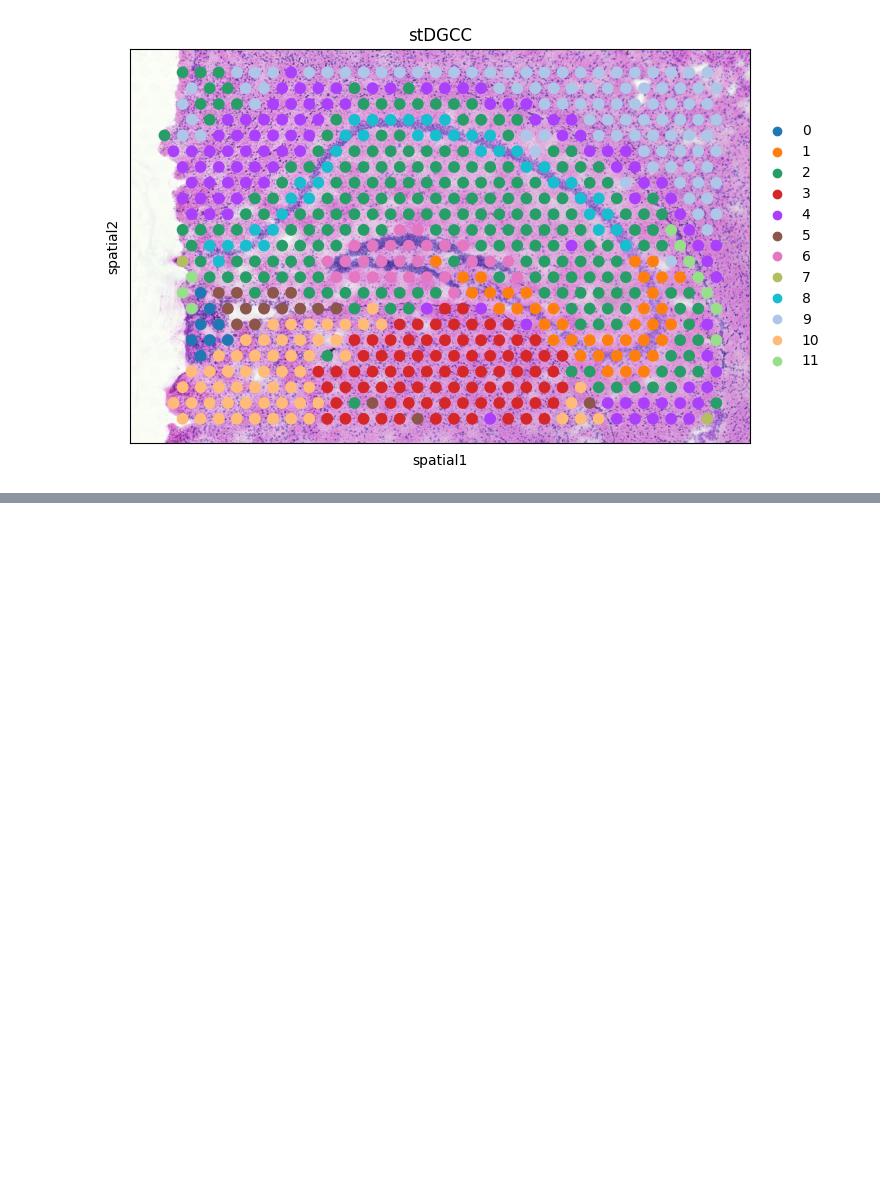
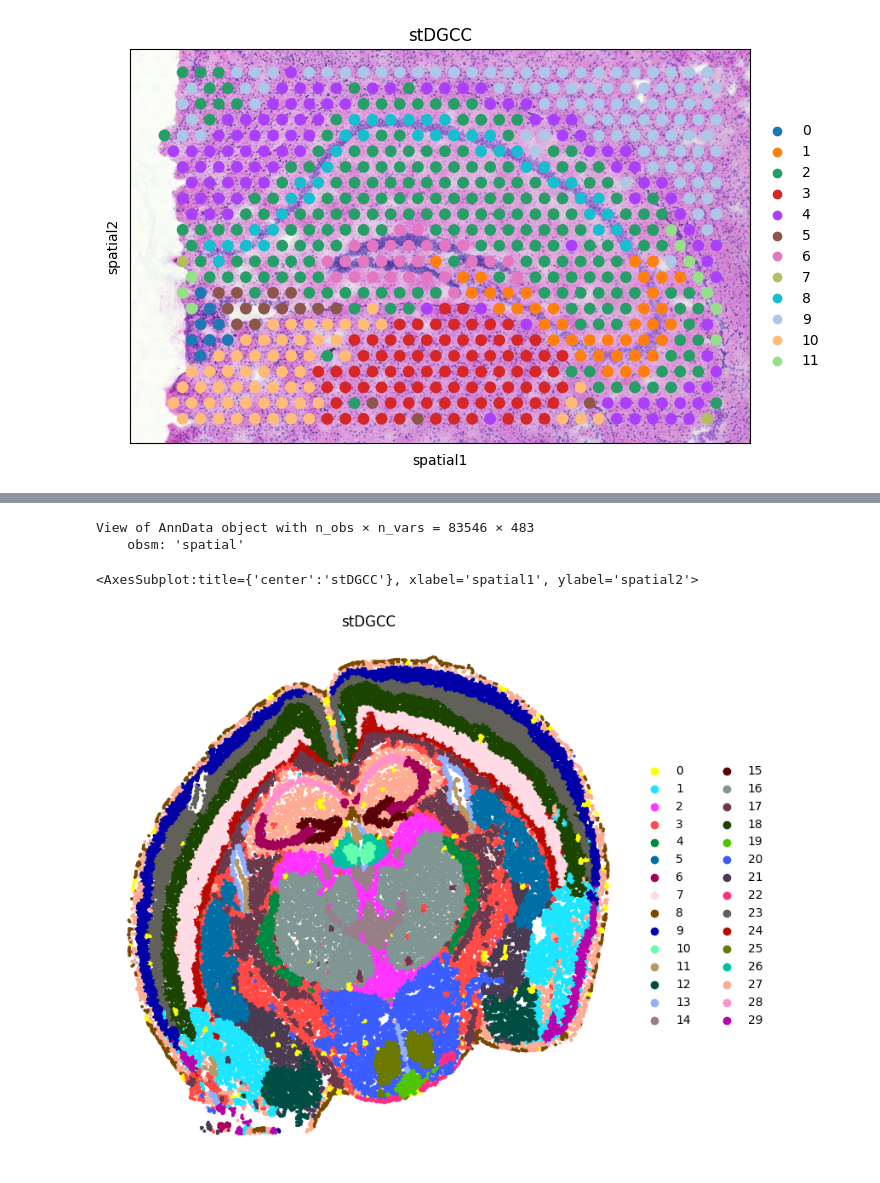
Before and after one commit to TimE9527/stDGCC, a Jupyter notebook: ARI&NMI.ipynb, the cells around one changed output, grey strips where cells are left out. Cells and saved outputs as stored; diff of their text form; code cells hidden in the pictures; blank space fills up the shorter version.

```diff
--- a/ARI&NMI.ipynb
+++ b/ARI&NMI.ipynb
@@ -106,0 +192,25 @@ sc.pl.spatial(adata, color = 'stDGCC',img_key="hires")
+# %%
+# Vizgen MERFISH mouse brain dataset
+import pandas as pd
+countMat = pd.read_csv("dataset/MERFISH2/datasets_mouse_brain_map_BrainReceptorShowcase_Slice2_Replicate1_cell_by_gene_S2R1.csv", index_col=0)
+metadata = pd.read_csv("dataset/MERFISH2/datasets_mouse_brain_map_BrainReceptorShowcase_Slice2_Replicate1_cell_metadata_S2R1.csv", index_col=0)
+location = metadata.loc[countMat.index.tolist()][['center_x','center_y']]
+import anndata as ad
+adata = ad.AnnData(countMat)
+adata.obsm['spatial'] = location.to_numpy()
+adata.obsm['spatial'] = -adata.obsm['spatial']
+adata = adata[:,0:483]
+adata
+# %% [output]
+View of AnnData object with n_obs × n_vars = 83546 × 483
+    obsm: 'spatial'
+# %%
+cluster = np.loadtxt("result/MERFISH2/lambdaI0.8/3000__types.txt")
+cluster = cluster[:, 1].astype(int).astype(str)
+adata.obs['stDGCC'] = cluster
+sc.pl.embedding(adata, basis="spatial", color="stDGCC",
+                s=30, show=False, title='stDGCC' ,
+                frameon=False)
+# %% [output]
+<AxesSubplot:title={'center':'stDGCC'}, xlabel='spatial1', ylabel='spatial2'>
+[figure, added]
```
Also changed, not shown: parts of 8 cells of this notebook, 4 other files.
